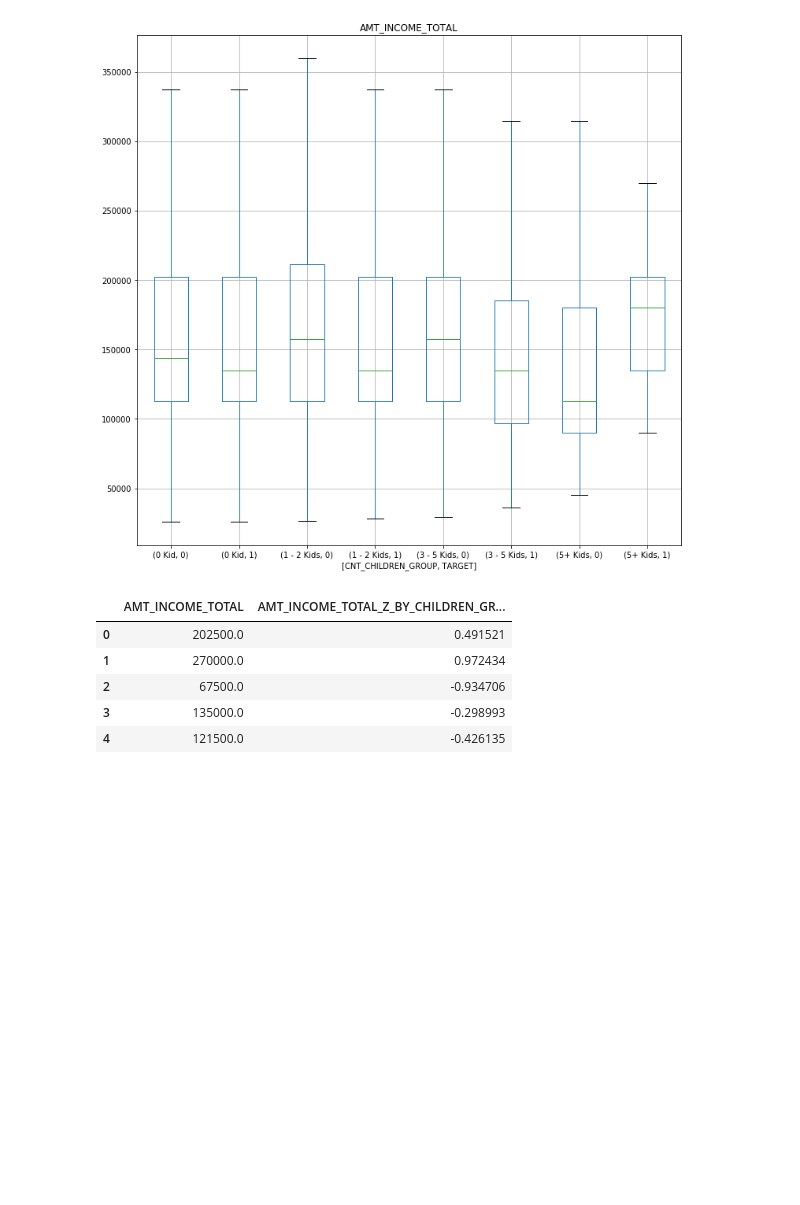
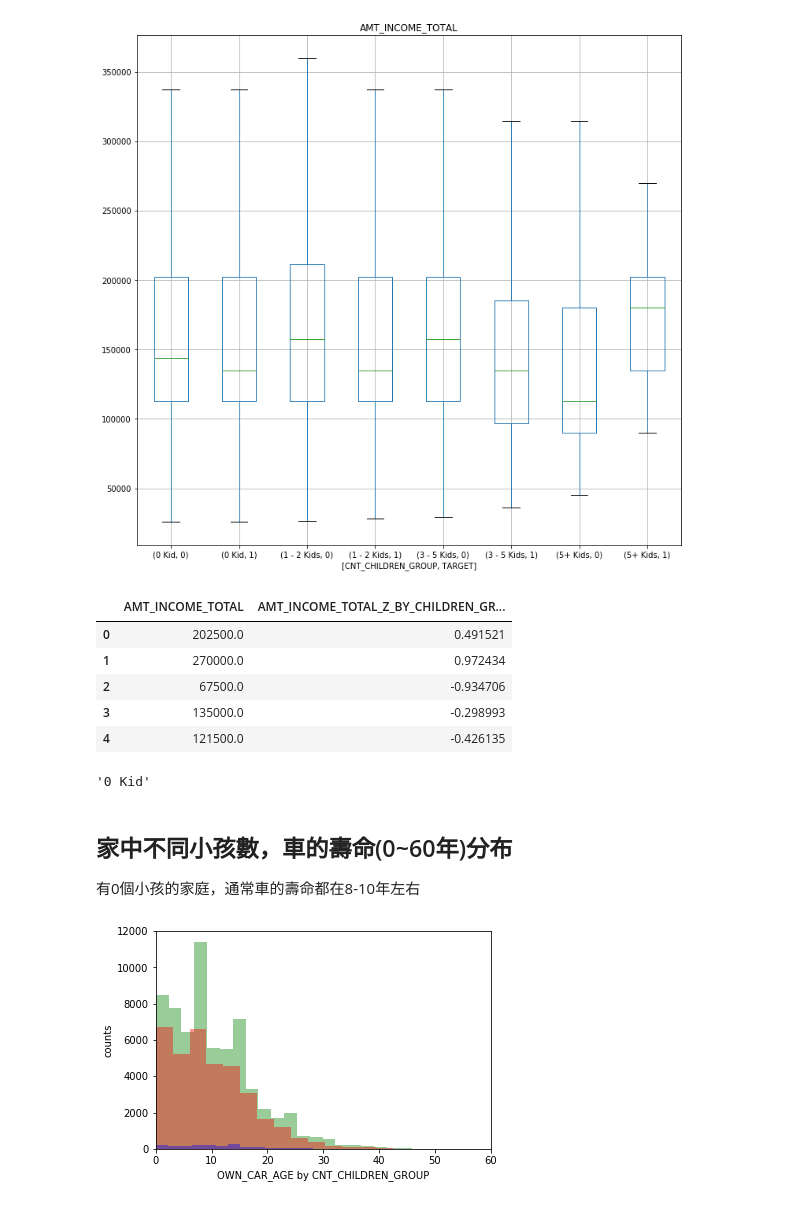
Before and after one commit to kgfish7105/ML100-Days, a Jupyter notebook: Day_008_HW.ipynb, the cells around one changed output. Cells and saved outputs as stored; diff of their text form; code cells hidden in the pictures; blank space fills up the shorter version.

```diff
--- a/Day_008_HW.ipynb
+++ b/Day_008_HW.ipynb
@@ -130,3 +130,26 @@ app_train[['AMT_INCOME_TOTAL','AMT_INCOME_TOTAL_Z_BY_CHILDREN_GRP-TARGET']].head
 | 2 | 67500.0 | -0.934706 |
 | 3 | 135000.0 | -0.298993 |
 | 4 | 121500.0 | -0.426135 |
+# %%
+app_train['CNT_CHILDREN_GROUP'].valuse
+# %% [output]
+'0 Kid'
+# %% [markdown]
+## 家中不同小孩數，車的壽命(0~60年)分布
+有0個小孩的家庭，通常車的壽命都在8-10年左右
+# %%
+import seaborn as sns
+# 單變量分布
+# fig, axis1 = plt.subplots(1,1,figsize=(18,4))
+sns.distplot(app_train[app_train['CNT_CHILDREN_GROUP']=='0 Kid']['OWN_CAR_AGE'].dropna(),kde=False,color='g',bins=30)
+sns.distplot(app_train[app_train['CNT_CHILDREN_GROUP']=='1 - 2 Kids']['OWN_CAR_AGE'].dropna(),kde=False,color='r',bins=30)
+sns.distplot(app_train[app_train['CNT_CHILDREN_GROUP']=='3 - 5 Kids']['OWN_CAR_AGE'].dropna(),kde=False,color='b',bins=30)
+sns.distplot(app_train[app_train['CNT_CHILDREN_GROUP']=='5+ Kids']['OWN_CAR_AGE'].dropna(),kde=False,color='k',bins=30)
+plt.xlabel('OWN_CAR_AGE by CNT_CHILDREN_GROUP')
+plt.ylabel('counts')
+plt.xlim([0, 60])
+plt.show()
+# corr = np.corrcoef(app_train['FLAG_EMP_PHONE'], app_train['DAYS_BIRTH'])
+# print("Correlation: %.4f" % (corr[0][1]))
+# %% [output]
+[figure, added]
```
